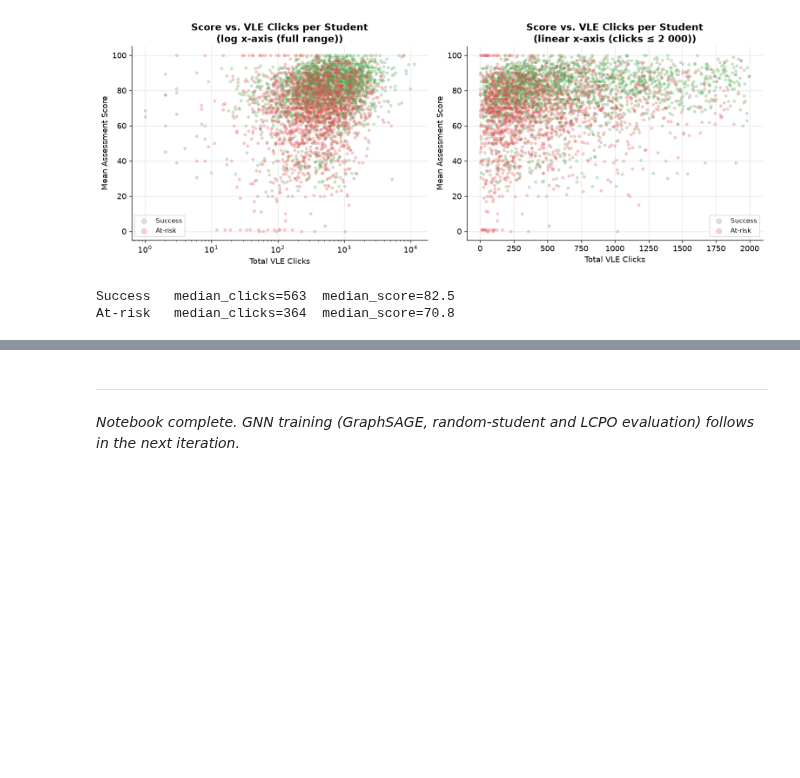
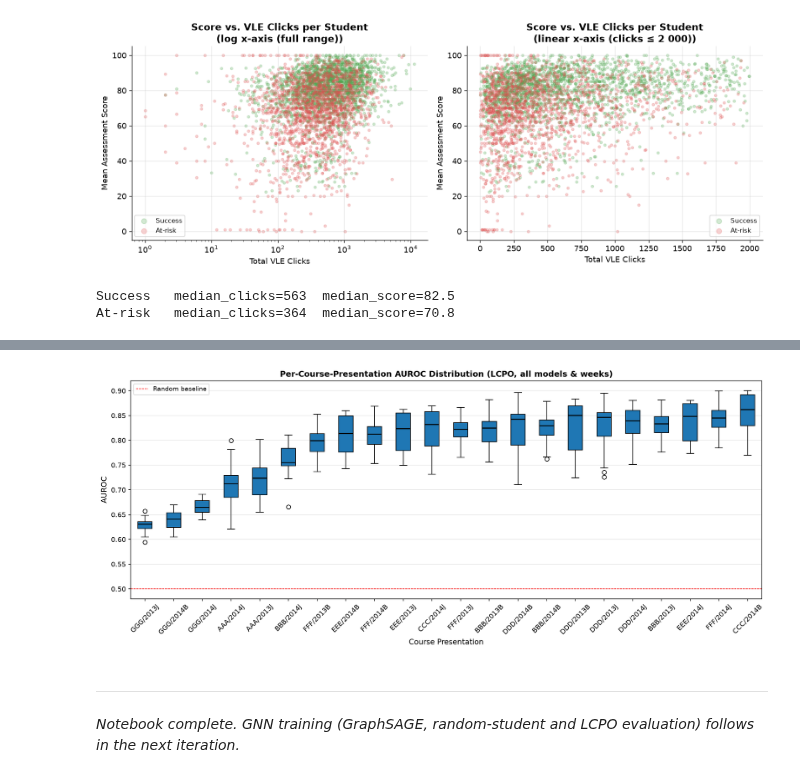
Before and after one commit to reyquiroz/OULAD_CourseAware, a Jupyter notebook: notebooks/OULAD_Graph_Analysis_Final.ipynb, the cells around one changed output, grey strips where cells are left out. Saved outputs shown, nothing was run; the diff lists cells and outputs as text; code cells hidden in the pictures; blank space fills up the shorter version.

```diff
--- a/notebooks/OULAD_Graph_Analysis_Final.ipynb
+++ b/notebooks/OULAD_Graph_Analysis_Final.ipynb
@@ -906,3 +1011,13 @@ At-risk   median_clicks=364  median_score=70.8
+# %%
+from IPython.display import Image
+
+chart_path = PROJECT_ROOT / "results" / "lcpo" / "course_difficulty_chart.png"
+if chart_path.exists():
+    display(Image(str(chart_path), width=900))
+else:
+    print(f"Chart not found at {chart_path}. Run src/run_evaluation.py first.")
+# %% [output]
+[figure, added]
 # %% [markdown]
 ---
 
```
Also changed, not shown: parts of 7 cells of this notebook, 18 other files.
